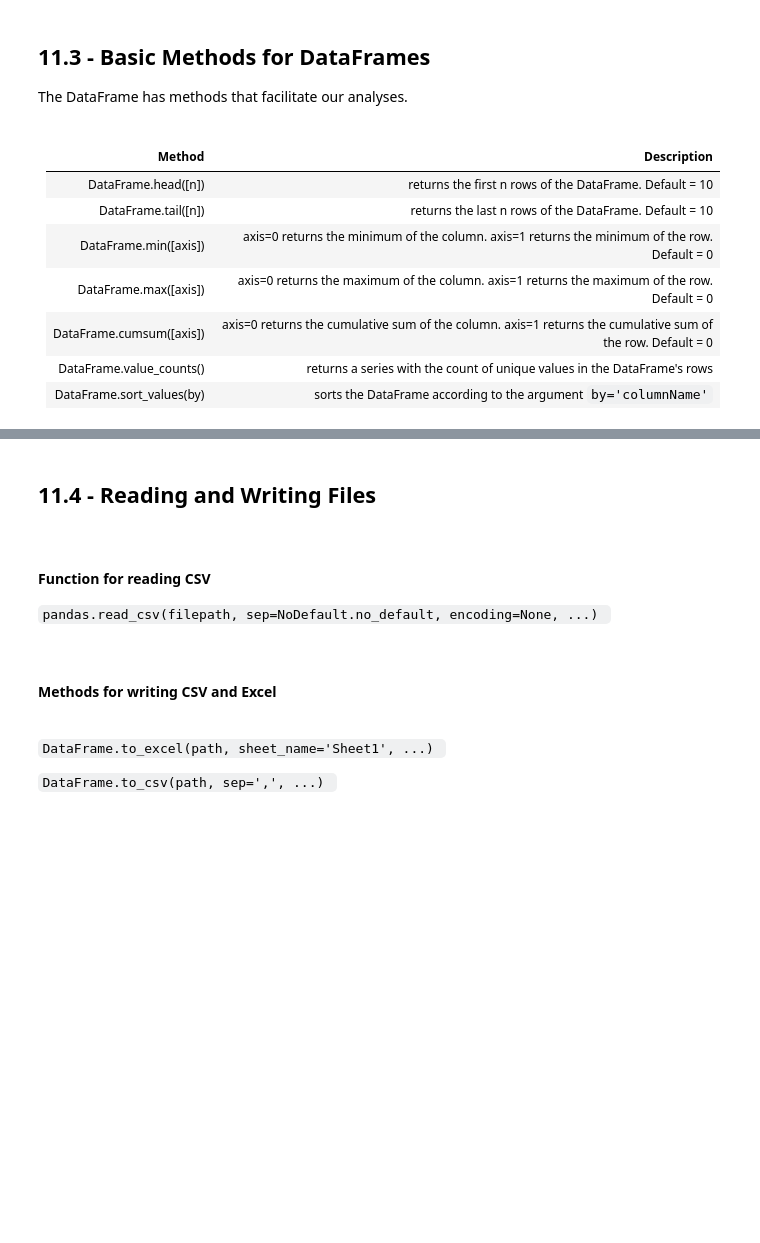
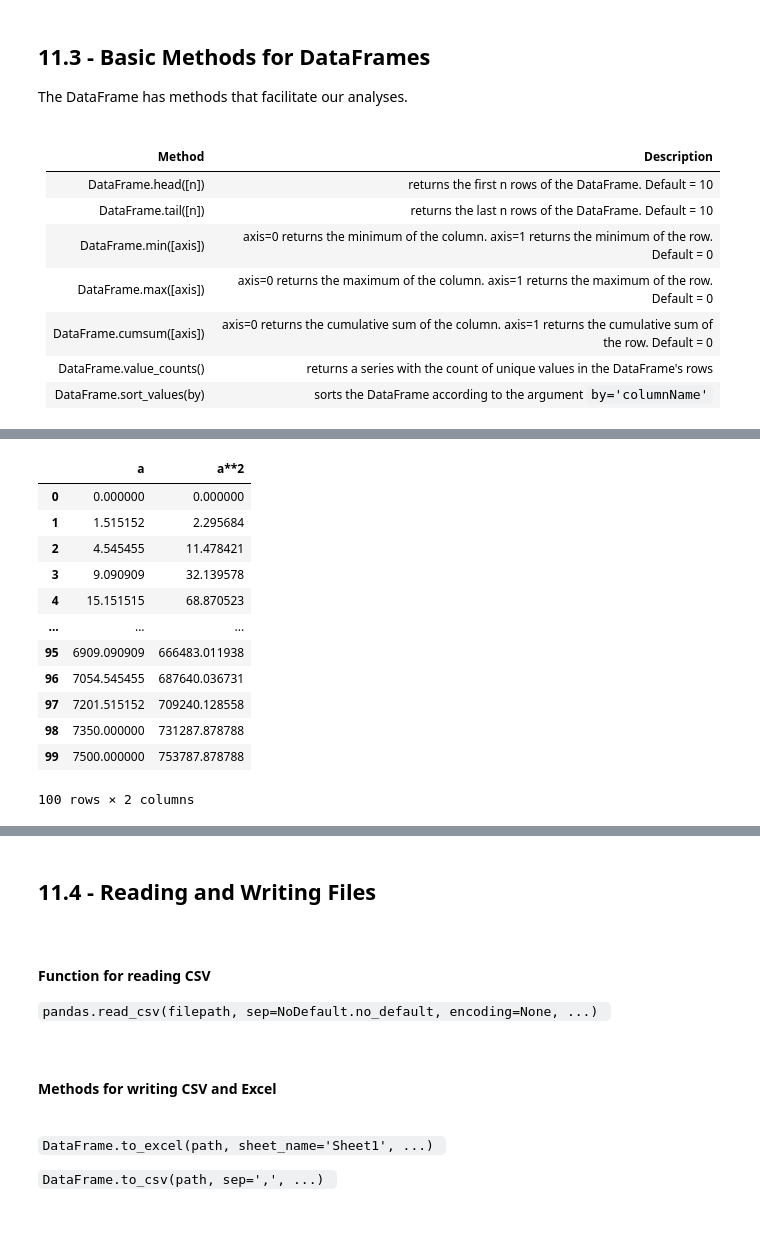
Before and after one commit to rafaelpsilva07/python-for-engineers-and-scientists, a Jupyter notebook: lessons/m2 - Section 11 - Pandas.ipynb, the cells around one changed output, grey strips where cells are left out. Cells and saved outputs as stored; diff of their text form; code cells hidden in the pictures; blank space fills up the shorter version.

```diff
--- a/lessons/m2 - Section 11 - Pandas.ipynb
+++ b/lessons/m2 - Section 11 - Pandas.ipynb
@@ -241,0 +299,16 @@ The DataFrame has methods that facilitate our analyses.
+# %%
+df.cumsum(axis=0)
+# %% [output]
+|  | a | a**2 |
+| 0 | 0.000000 | 0.000000 |
+| 1 | 1.515152 | 2.295684 |
+| 2 | 4.545455 | 11.478421 |
+| 3 | 9.090909 | 32.139578 |
+| 4 | 15.151515 | 68.870523 |
+| ... | ... | ... |
+| 95 | 6909.090909 | 666483.011938 |
+| 96 | 7054.545455 | 687640.036731 |
+| 97 | 7201.515152 | 709240.128558 |
+| 98 | 7350.000000 | 731287.878788 |
+| 99 | 7500.000000 | 753787.878788 |
+100 rows × 2 columns
```
Also changed, not shown: parts of 14 cells of this notebook.
